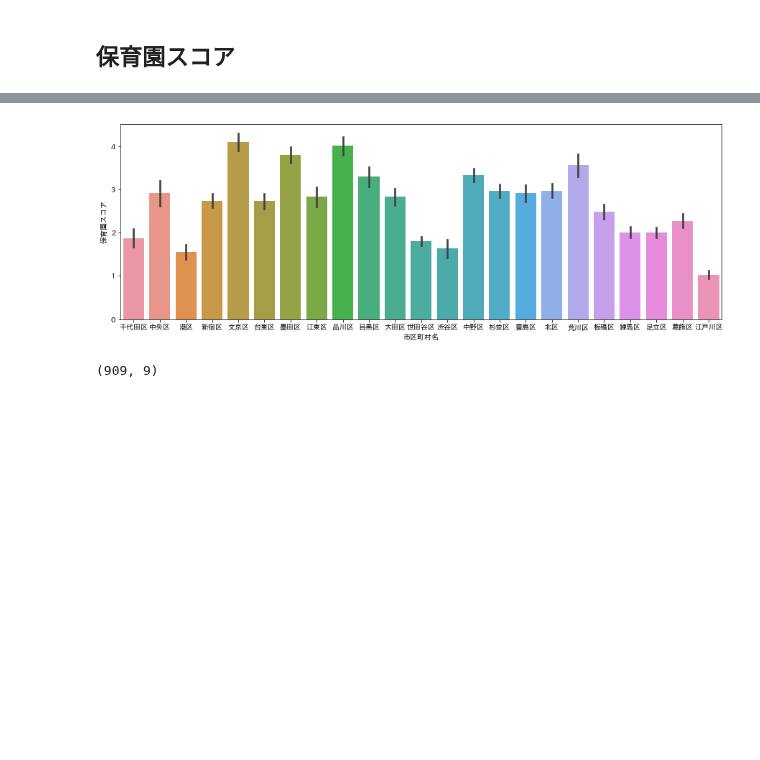
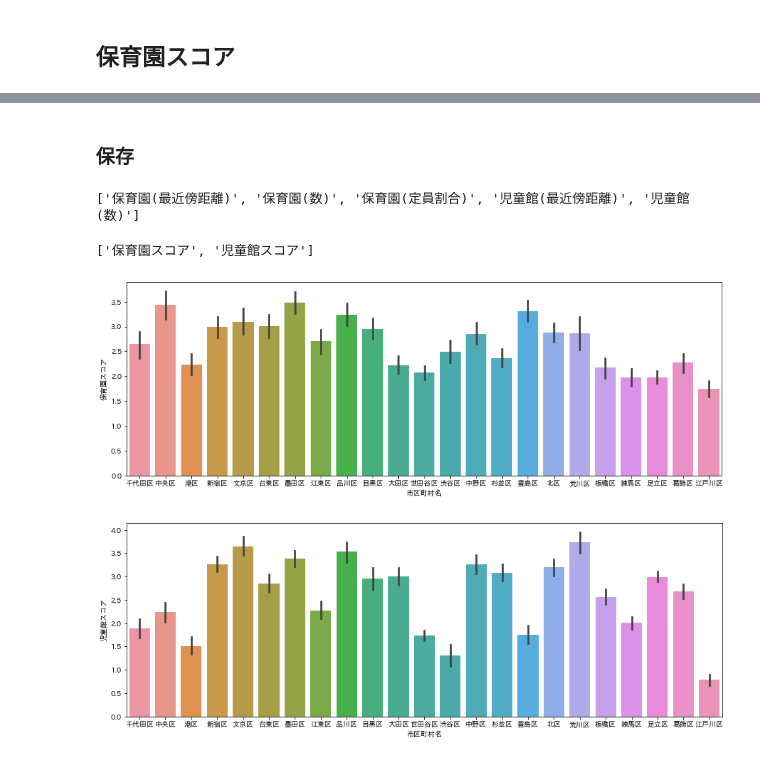
Before and after one commit to z-guard/analysis, a Jupyter notebook: notebooks/nursery_master.ipynb, the cells around one changed output, grey strips where cells are left out. Saved outputs shown, nothing was run; the diff lists cells and outputs as text; code cells hidden in the pictures; blank space fills up the shorter version.

Commit message:
rank_score

```diff
--- a/notebooks/nursery_master.ipynb
+++ b/notebooks/nursery_master.ipynb
@@ -229,6 +267,13 @@ for feature_name in feature_list.keys():
+# %%
+score_name = '児童館スコア'
+feature_list = {
+    '児童館(最近傍距離)':       {'sort': -1, 'weight': 1},
+    '児童館(数)':               {'sort': 1, 'weight': 0.5},
+}
+all_feature_list += list(feature_list.keys())
+all_score_list.append(score_name)
 # %%
-for key, value in feature_list.items():
-    df_pop_master[f'{key}レベル'] = normalize_score(df_pop_master[key], high=value['high'], outlier=value['outlier'])
-    sns.histplot(df_pop_master[f'{key}レベル'], bins=20)
+for feature_name in feature_list.keys():
+    sns.histplot(df_pop_master[feature_name], bins=20)
     plt.show()
 # %% [output]
@@ -239,13 +282,8 @@ for key, value in feature_list.items():
 # %%
 score_list = []
 for key, value in feature_list.items():
+    df_pop_master[f'{key}レベル'] = rank_score(df_pop_master[key] * value['sort'])
     score_list.append(df_pop_master[f'{key}レベル'] * value['weight'])
 
-score_sub_name = '_' + score_name
-df_pop_master[score_sub_name] = normalize_score(pd.concat(score_list, axis=1).sum(axis=1, skipna=False), outlier=False)
-df_pop_master[score_name] = rank_score(df_pop_master[score_sub_name])
-
-total_score_list = [score_sub_name, score_name]
-for _score in total_score_list:
-    sns.histplot(df_pop_master[_score], bins=20)
-    plt.show()
+_tmp_score = pd.concat(score_list, axis=1).sum(axis=1, skipna=False)
+df_pop_master[score_name] = rank_score(_tmp_score)
@@ -264,2 +300,18 @@ df_pop_master.head()
+# %% [markdown]
+### 保存
+# %%
+all_feature_list
+# %% [output]
+['保育園(最近傍距離)', '保育園(数)', '保育園(定員割合)', '児童館(最近傍距離)', '児童館(数)']
+# %%
+all_score_list
+# %% [output]
+['保育園スコア', '児童館スコア']
+# %%
+df_pop_master['保育園(最近傍距離)'] = df_pop_master['保育園(最近傍距離)'].round(3)
+df_pop_master['児童館(最近傍距離)'] = df_pop_master['児童館(最近傍距離)'].round(3)
+df_pop_master['保育園(定員割合)'] = df_pop_master['保育園(定員割合)'].round(3)
+for col in all_score_list:
+    df_pop_master[col] = df_pop_master[col].round(3)
 # %%
 df_pop_master[
@@ -267,16 +319,9 @@ df_pop_master[
 ].to_csv(os.path.join(DIR_NAME, output_score_file), index=False)
 # %%
-plt.figure(figsize=(15, 5))
-sns.barplot(x='市区町村名', y='保育園スコア', data=df_pop_master)
-plt.show()
+for _score in all_score_list:
+    plt.figure(figsize=(15, 5))
+    sns.barplot(x='市区町村名', y=_score, data=df_pop_master)
+    plt.show()
 # %% [output]
-[figure, old version]
+[figure, new version]
+[figure, added]
-# %%
-df_library_level = df_pop_master.copy()
-df_library_level['rank'] = df_library_level.groupby('町名')['保育園スコア'].transform('rank', ascending=False)
-df_library_level = df_library_level[df_library_level['rank'] == 1].sort_values('保育園スコア', ascending=False)[
-    ['市区町村名', '町名', '町丁目', '保育園スコア', '_保育園スコア', '保育園(最近傍距離)', '保育園(数)', '児童館(最近傍距離)', '児童館(数)']
-].reset_index(drop=True)
-print(df_library_level.shape)
-# %% [output]
-(909, 9)
```
Also changed, not shown: parts of 29 cells of this notebook.
